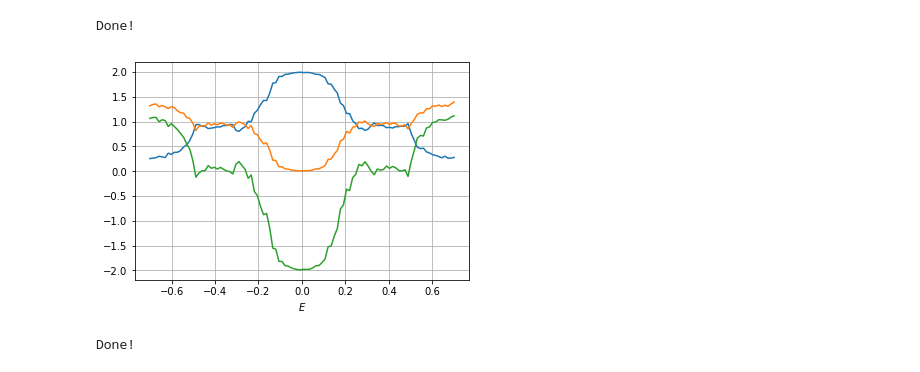
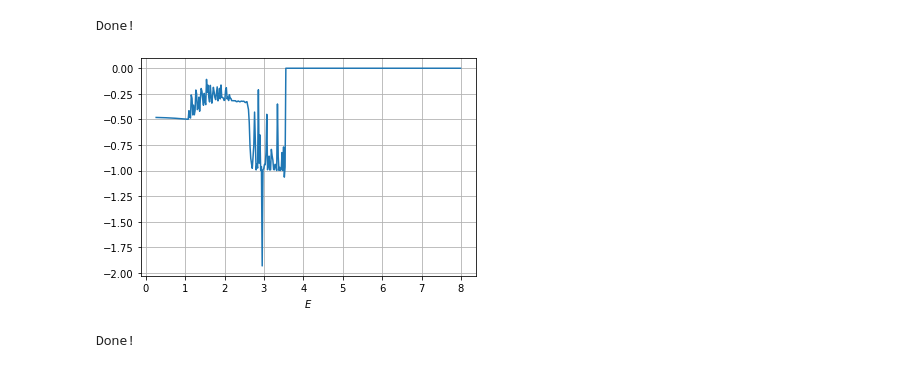
Before and after one commit to hassan-shap/CAR, a Jupyter notebook: BTK_nu2.ipynb, the cells around one changed output. Saved outputs shown, nothing was run; the diff lists cells and outputs as text; code cells hidden in the pictures.

```diff
--- a/BTK_nu2.ipynb
+++ b/BTK_nu2.ipynb
@@ -167,0 +360,14 @@ plt.show()
+# %%
+plt.figure()
+# plt.plot(fac*Esw,np.mean(Reh,1))
+# plt.plot(fac*Esw,-np.mean(Reh,1)+np.mean(Ree,1))
+
+nu=2
+x = -np.mean(Reh,1)+np.mean(Ree,1)
+plt.plot(fac*Esw,x/(nu-x))
+plt.grid()
+# plt.ylim(0,1.1)
+
+plt.xlabel(r'$r_{eh}$')
+plt.xlabel(r'$E$')
+plt.show()
@@ -248,18 +456,22 @@ Done!
 # %%
 plt.figure()
 # plt.plot(Esw,Reh)
 # plt.plot(Esw,Ree)
-plt.plot(Esw,np.mean(Reh,1))
-plt.plot(Esw,np.mean(Ree,1))
-plt.plot(Esw,-np.mean(Reh,1)+np.mean(Ree,1))
+# plt.plot(fac*Esw,np.mean(Reh,1))
+# plt.plot(Esw,np.mean(Ree,1))
+# plt.plot(fac*Esw,-np.mean(Reh,1)+np.mean(Ree,1))
+
+nu=2
+x = -np.mean(Reh,1)+np.mean(Ree,1)
+plt.plot(fac*Esw,x/(nu-x))
 plt.grid()
 # plt.ylim(0,1.1)
 
 plt.xlabel(r'$r_{eh}$')
 plt.xlabel(r'$E$')
 plt.show()
 # %% [output]
-[figure, old version]
+[figure, new version]
 # %%
 # T matrix with random disorder
 
```
Also changed, not shown: parts of 9 cells of this notebook, 28 other files.
